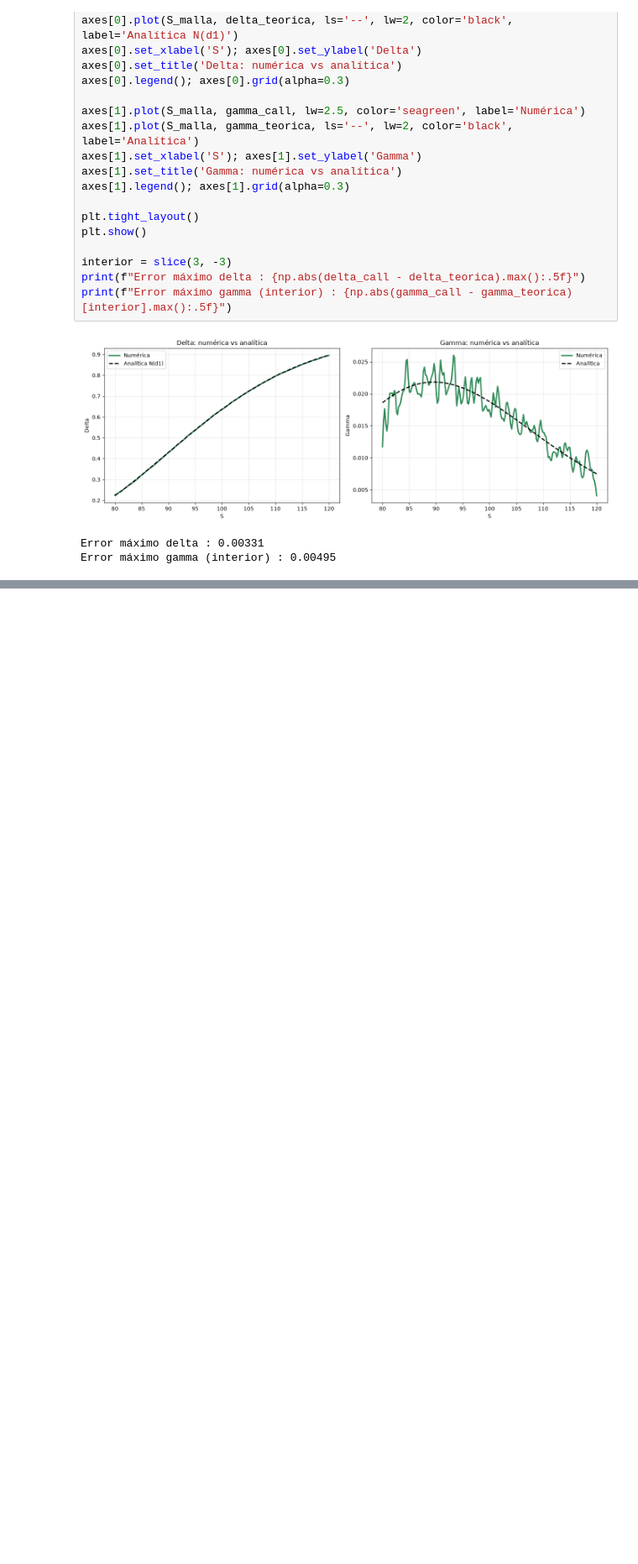
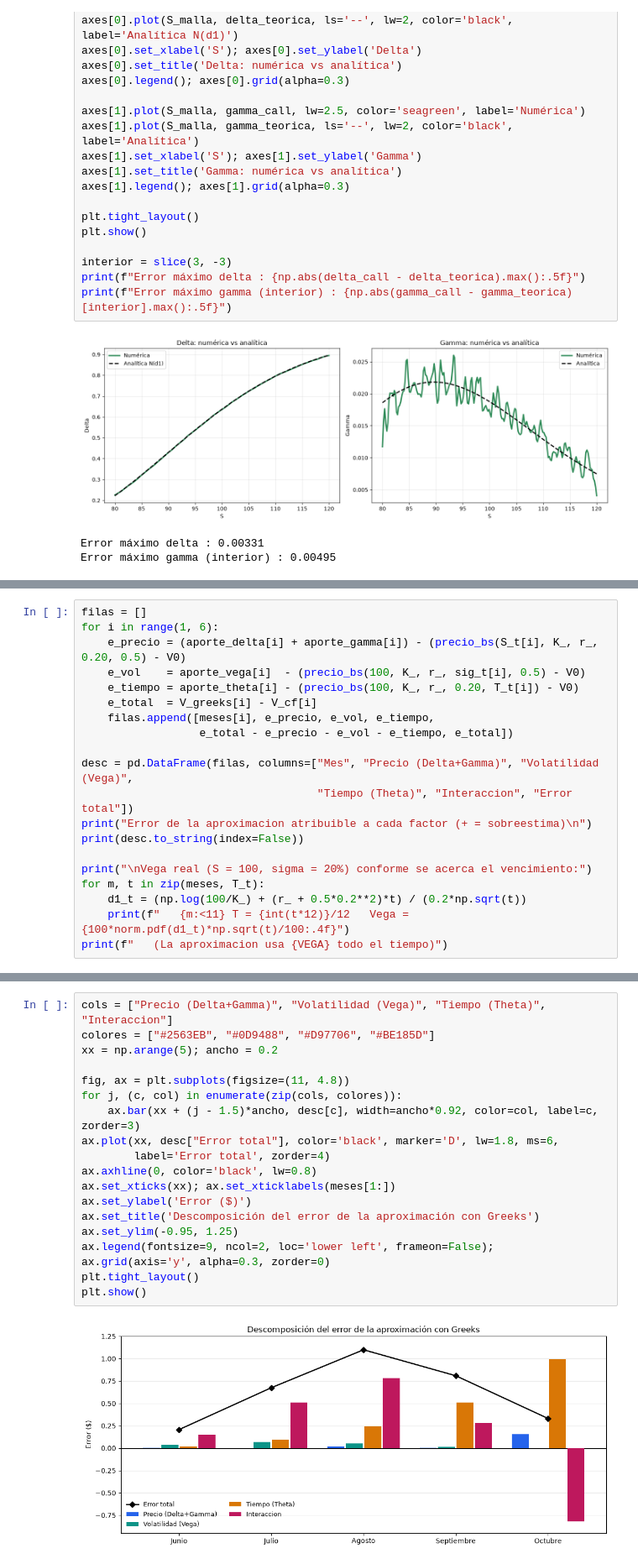
Before and after one commit to DrChino21/SIMULACION-DE-PROCESOS-FINANCIEROS--O2026, a Jupyter notebook: T03_GREEKS.ipynb, the cells around one changed output, grey strips where cells are left out. Shown at 84% size. Saved outputs shown, nothing was run; the diff lists cells and outputs as text; blank space fills up the shorter version.

```diff
--- a/06_Griegas.ipynb
+++ b/T03_GREEKS.ipynb
@@ -245,0 +547,20 @@ Error máximo gamma (interior) : 0.00495
+# %%
+filas = []
+for i in range(1, 6):
+    e_precio = (aporte_delta[i] + aporte_gamma[i]) - (precio_bs(S_t[i], K_, r_, 0.20, 0.5) - V0)
+    e_vol    = aporte_vega[i]  - (precio_bs(100, K_, r_, sig_t[i], 0.5) - V0)
+    e_tiempo = aporte_theta[i] - (precio_bs(100, K_, r_, 0.20, T_t[i]) - V0)
+    e_total  = V_greeks[i] - V_cf[i]
+    filas.append([meses[i], e_precio, e_vol, e_tiempo,
+                  e_total - e_precio - e_vol - e_tiempo, e_total])
+
+desc = pd.DataFrame(filas, columns=["Mes", "Precio (Delta+Gamma)", "Volatilidad (Vega)",
+                                    "Tiempo (Theta)", "Interaccion", "Error total"])
+print("Error de la aproximacion atribuible a cada factor (+ = sobreestima)\n")
+print(desc.to_string(index=False))
+
+print("\nVega real (S = 100, sigma = 20%) conforme se acerca el vencimiento:")
+for m, t in zip(meses, T_t):
+    d1_t = (np.log(100/K_) + (r_ + 0.5*0.2**2)*t) / (0.2*np.sqrt(t))
+    print(f"   {m:<11} T = {int(t*12)}/12   Vega = {100*norm.pdf(d1_t)*np.sqrt(t)/100:.4f}")
+print(f"   (La aproximacion usa {VEGA} todo el tiempo)")
@@ -245,0 +585,20 @@ Error máximo gamma (interior) : 0.00495
+# %%
+cols = ["Precio (Delta+Gamma)", "Volatilidad (Vega)", "Tiempo (Theta)", "Interaccion"]
+colores = ["#2563EB", "#0D9488", "#D97706", "#BE185D"]
+xx = np.arange(5); ancho = 0.2
+
+fig, ax = plt.subplots(figsize=(11, 4.8))
+for j, (c, col) in enumerate(zip(cols, colores)):
+    ax.bar(xx + (j - 1.5)*ancho, desc[c], width=ancho*0.92, color=col, label=c, zorder=3)
+ax.plot(xx, desc["Error total"], color='black', marker='D', lw=1.8, ms=6,
+        label='Error total', zorder=4)
+ax.axhline(0, color='black', lw=0.8)
+ax.set_xticks(xx); ax.set_xticklabels(meses[1:])
+ax.set_ylabel('Error ($)')
+ax.set_title('Descomposición del error de la aproximación con Greeks')
+ax.set_ylim(-0.95, 1.25)
+ax.legend(fontsize=9, ncol=2, loc='lower left', frameon=False); ax.grid(axis='y', alpha=0.3, zorder=0)
+plt.tight_layout()
+plt.show()
+# %% [output]
+[figure, added]
```
Also changed, not shown: parts of 19 cells of this notebook.
